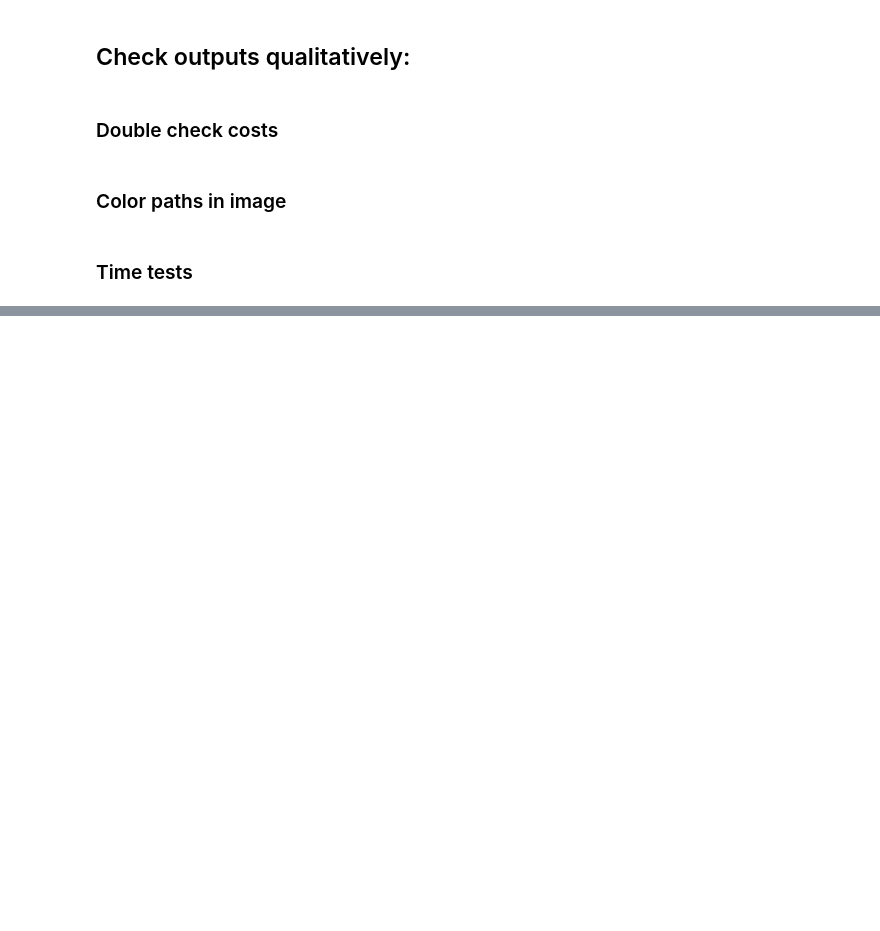
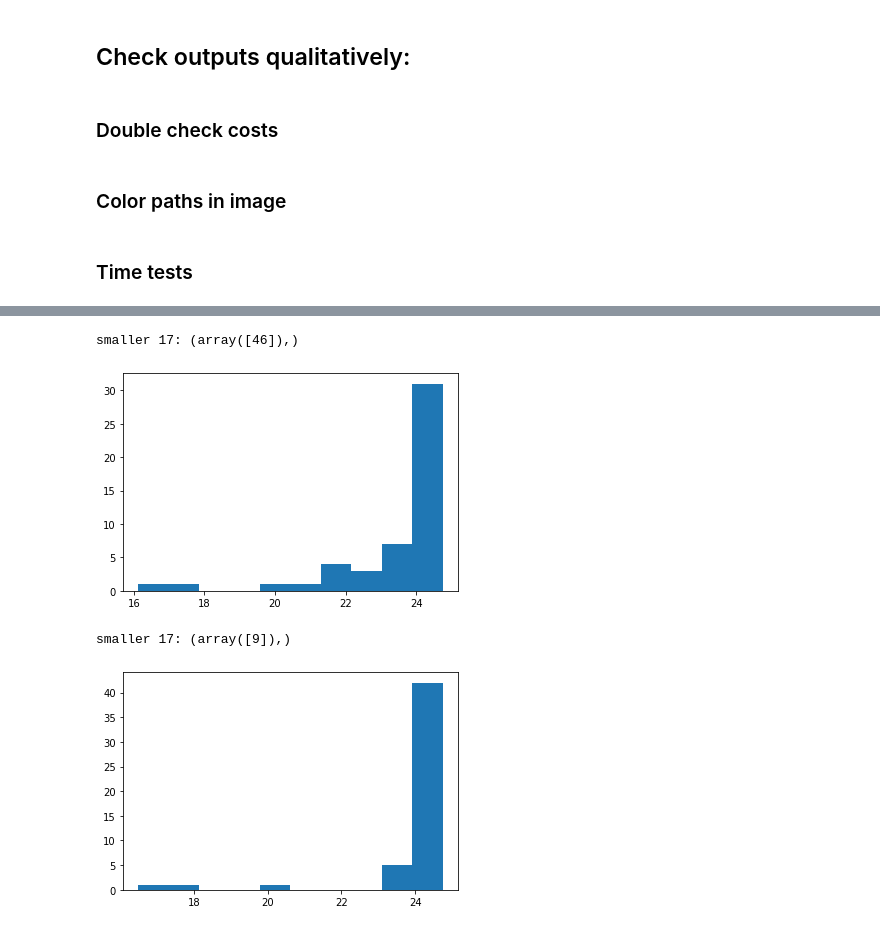
Before and after one commit to NinaWie/PowerPlanner, a Jupyter notebook: notebooks/evaluation.ipynb, the cells around one changed output, grey strips where cells are left out. Drawn from its saved outputs; the diff is of its cells as text; code cells hidden in the pictures; blank space fills up the shorter version.

```diff
--- a/notebooks/evaluation.ipynb
+++ b/notebooks/evaluation.ipynb
@@ -175,0 +206,16 @@ A = np.random.randint(0,99,(40,400,500))
+# %%
+for path in found_paths:
+    path = np.asarray(path)
+    # plt.plot(path[:,0], path[:,1])
+    dists = []
+    for p in range(len(path)-1):
+         dists.append(np.linalg.norm(path[p]-path[p+1]))
+    # print(dists)
+    print("smaller 17:", np.where(np.array(dists)<17))
+    plt.hist(dists)
+    plt.show()
+# %% [output]
+smaller 17: (array([46]),)
+[figure, added]
+smaller 17: (array([9]),)
+[figure, added]
```
Also changed, not shown: parts of 3 cells of this notebook, 9 other files.
